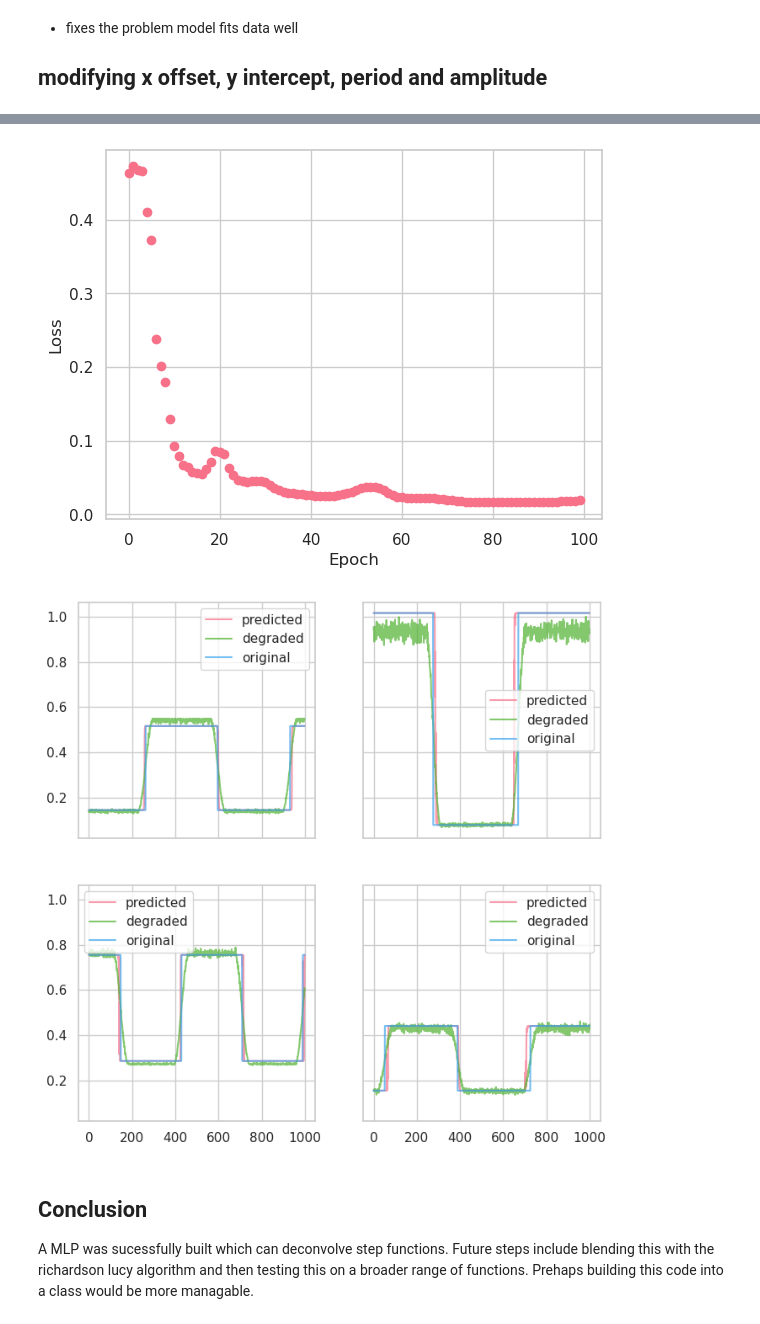
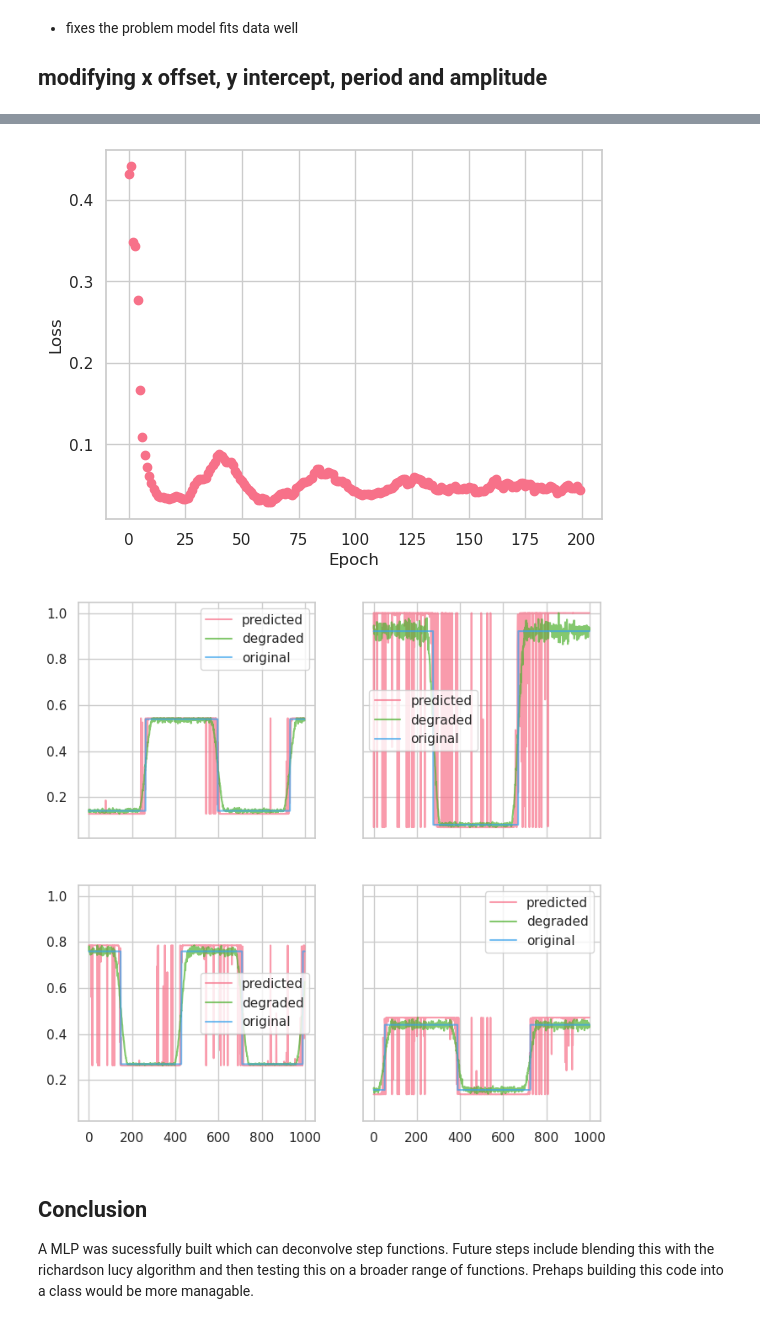
Before and after one commit to MalachiHibbins/Deconvolution-By-Machine-Learning, a Jupyter notebook: LabBook/Week7/MachineLearningFunction.ipynb, the cells around one changed output, grey strips where cells are left out. Cells and saved outputs as stored; diff of their text form; code cells hidden in the pictures.

```diff
--- a/LabBook/Week7/MachineLearningFunction.ipynb
+++ b/LabBook/Week7/MachineLearningFunction.ipynb
@@ -294,7 +279,7 @@ Done!
 - fixes the problem model fits data well
 ## modifying x offset, y intercept, period and amplitude
 # %%
-test_model(hidden_size=256, epochs = 100, lr = 0.005, seed_model = 42, seed_data = 9, vary_x_offset=True, vary_period=True, vary_y_intercept=True, vary_amplitude=True, graphs_save_n=30)
+test_model(hidden_size=256, epochs = 200, lr = 0.0005, seed_model = 42, seed_data = 9, vary_x_offset=True, vary_period=True, vary_y_intercept=True, vary_amplitude=True, graphs_save_n=30)
 # %% [output]
 Generating data...
 Data generated
@@ -304,7 +289,7 @@ Epoch 99, Loss: 0.018711864948272705
 Model trained
 Done!
-[figure, old version]
+[figure, new version]
-[figure, old version]
+[figure, new version]
 # %% [markdown]
 ## Conclusion
 A MLP was sucessfully built which can deconvolve step functions. Future steps include blending this with the richardson lucy algorithm and then testing this on a broader range of functions. Prehaps building this code into a class would be more managable.
```
Also changed, not shown: parts of 8 cells of this notebook, 1 other file.
